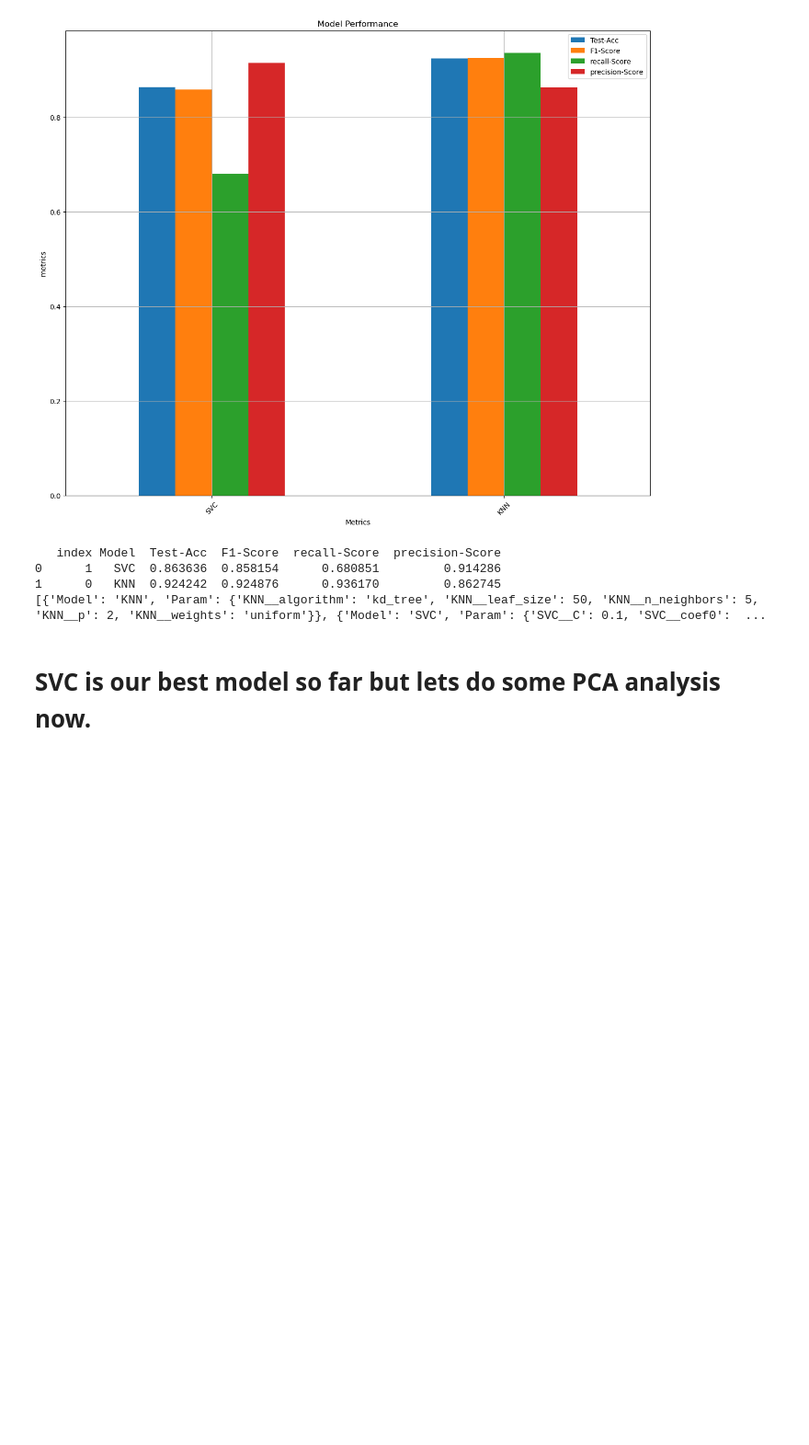
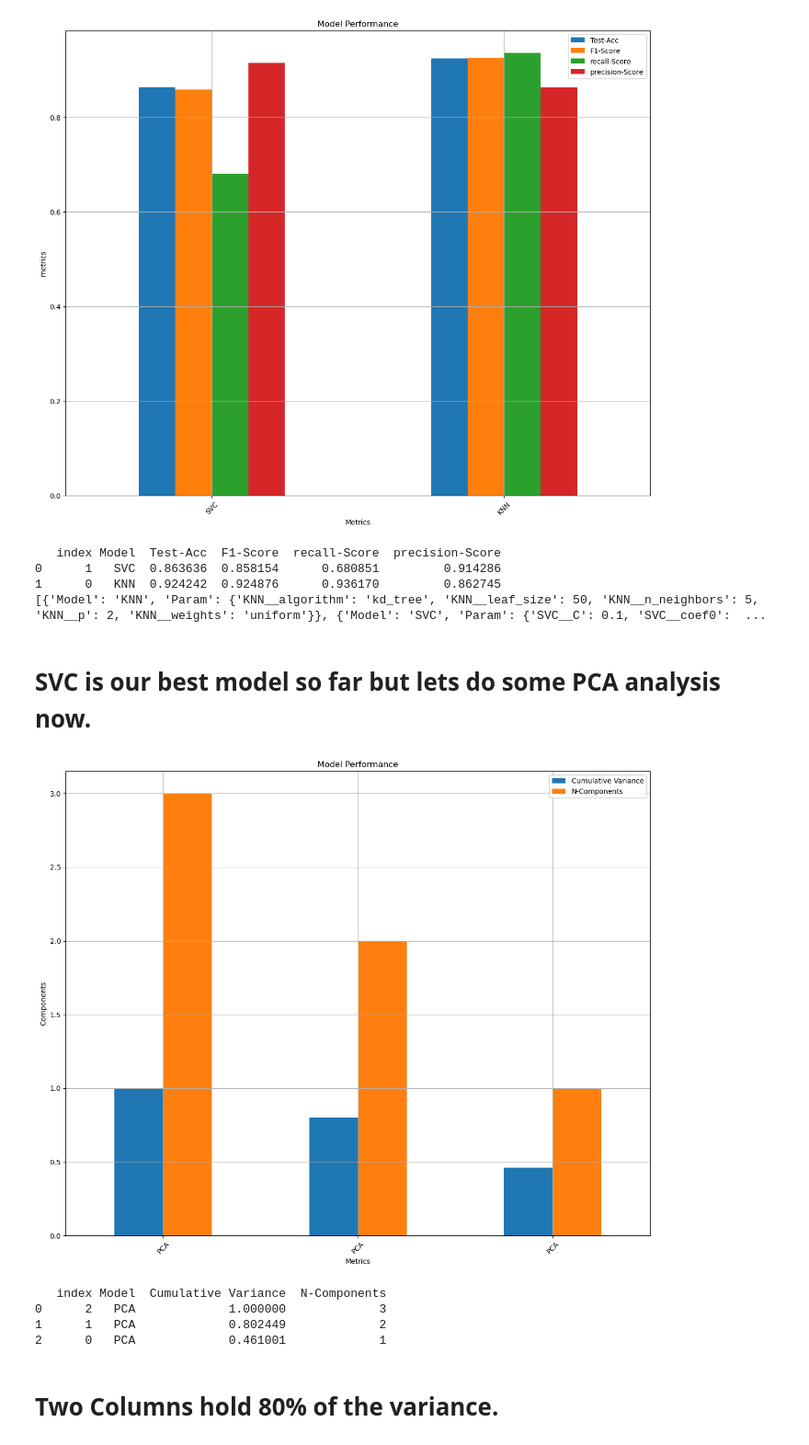
Before and after one commit to MaukanMir/-Social-Network-Ads-Classifier, a Jupyter notebook: training.ipynb, the cells around one changed output. Shown at 92% size. Saved outputs shown, nothing was run; the diff lists cells and outputs as text; code cells hidden in the pictures; blank space fills up the shorter version.

Commit message:
added new models

```diff
--- a/training.ipynb
+++ b/training.ipynb
@@ -240,6 +241,24 @@ def grid_search(preprocessor, models, model_names, sample_model, sample_model_na
   y = ["Test-Acc", "F1-Score", "recall-Score", "precision-Score"]
   create_plot_graph(metric_tracker, y, "metrics", "precision-Score")
   print(best_params_tracker)
+
+def pca_analysis(X, preprocessor):
+
+  features = range(1, X.shape[1]+1)
+  metric_tracker =[]
+  for n_component in features:
+    pca = PCA(n_components=n_component)
+    pipeline = create_sklearn_pipeline(preprocessor, "PCA", pca)
+    X_pca = pipeline.fit_transform(X)
+    explained_variance = np.sum(pca.explained_variance_ratio_)
+
+    metric_tracker.append({
+      "Model": "PCA",
+      "Cumulative Variance": explained_variance,
+      "N-Components": n_component
+    })
+
+  create_plot_graph(metric_tracker,["Cumulative Variance", "N-Components"], "Components", "N-Components")
 # %% [markdown]
 # EDA Analysis
 # %%
@@ -635,3 +654,13 @@ grid_search(preprocessor, models, model_names, sample_model, "SMOTEENN", X, y, p
 [{'Model': 'KNN', 'Param': {'KNN__algorithm': 'kd_tree', 'KNN__leaf_size': 50, 'KNN__n_neighbors': 5, 'KNN__p': 2, 'KNN__weights': 'uniform'}}, {'Model': 'SVC', 'Param': {'SVC__C': 0.1, 'SVC__coef0':  ...
 # %% [markdown]
 # SVC is our best model so far but lets do some PCA analysis now.
+# %%
+pca_analysis(X, preprocessor)
+# %% [output]
+[figure, added]
+   index Model  Cumulative Variance  N-Components
+0      2   PCA             1.000000             3
+1      1   PCA             0.802449             2
+2      0   PCA             0.461001             1
+# %% [markdown]
+# Two Columns hold 80% of the variance.
```
Also changed, not shown: parts of 1 cell of this notebook.
